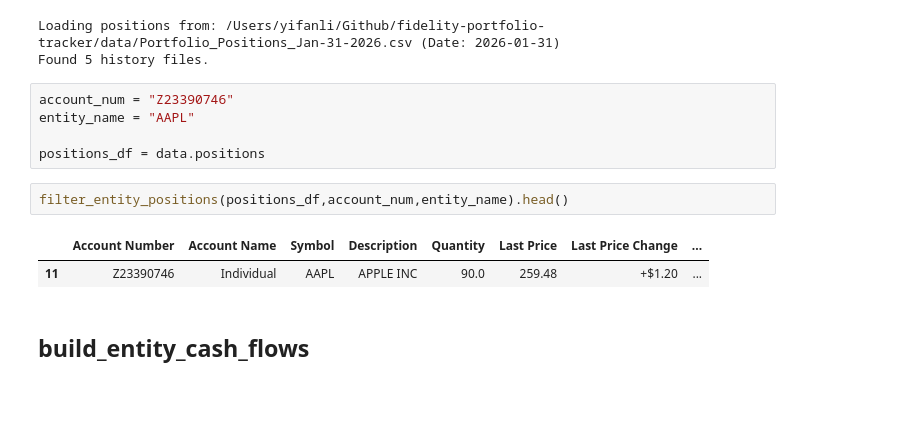
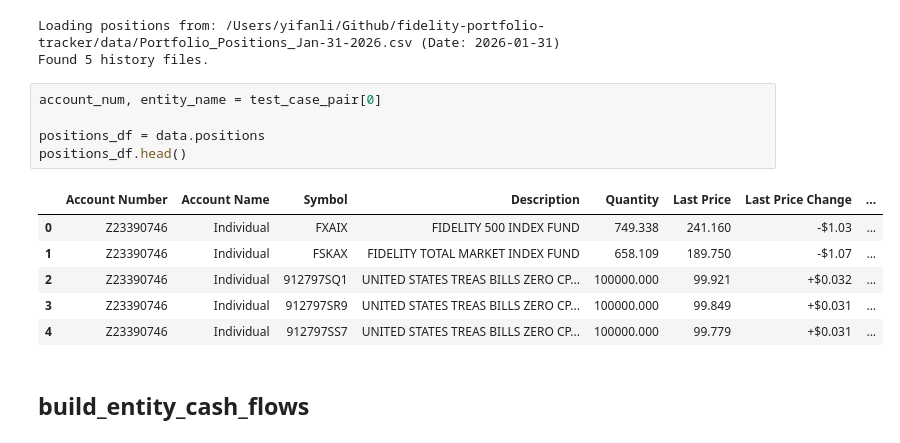
Before and after one commit to yifan-lee/fidelity-portfolio-tracker, a Jupyter notebook: scripts/DEV.ipynb, the cells around one changed output. Saved outputs shown, nothing was run; the diff lists cells and outputs as text; blank space fills up the shorter version.

```diff
--- a/scripts/DEV.ipynb
+++ b/scripts/DEV.ipynb
@@ -314,15 +291,17 @@ data = load_data(data_dir)
 Loading positions from: /Users/yifanli/Github/fidelity-portfolio-tracker/data/Portfolio_Positions_Jan-31-2026.csv (Date: 2026-01-31)
 Found 5 history files.
 # %%
-account_num = "Z23390746"
-entity_name = "AAPL"
+account_num, entity_name = test_case_pair[0]
 
 positions_df = data.positions
+positions_df.head()
+# %% [output]
+|  | Account Number | Account Name | Symbol | Description | Quantity | Last Price | Last Price Change | ... |
+| 0 | Z23390746 | Individual | FXAIX | FIDELITY 500 INDEX FUND | 749.338 | 241.160 | -$1.03 | ... |
+| 1 | Z23390746 | Individual | FSKAX | FIDELITY TOTAL MARKET INDEX FUND | 658.109 | 189.750 | -$1.07 | ... |
+| 2 | Z23390746 | Individual | 912797SQ1 | UNITED STATES TREAS BILLS ZERO CP... | 100000.000 | 99.921 | +$0.032 | ... |
+| 3 | Z23390746 | Individual | 912797SR9 | UNITED STATES TREAS BILLS ZERO CP... | 100000.000 | 99.849 | +$0.031 | ... |
+| 4 | Z23390746 | Individual | 912797SS7 | UNITED STATES TREAS BILLS ZERO CP... | 100000.000 | 99.779 | +$0.031 | ... |
-# %%
-filter_entity_positions(positions_df,account_num,entity_name).head()
-# %% [output]
-|  | Account Number | Account Name | Symbol | Description | Quantity | Last Price | Last Price Change | ... |
-| 11 | Z23390746 | Individual | AAPL | APPLE INC | 90.0 | 259.48 | +$1.20 | ... |
 # %% [markdown]
 ## build_entity_cash_flows
 # %%
```
Also changed, not shown: parts of 28 cells of this notebook, 3 other files.
